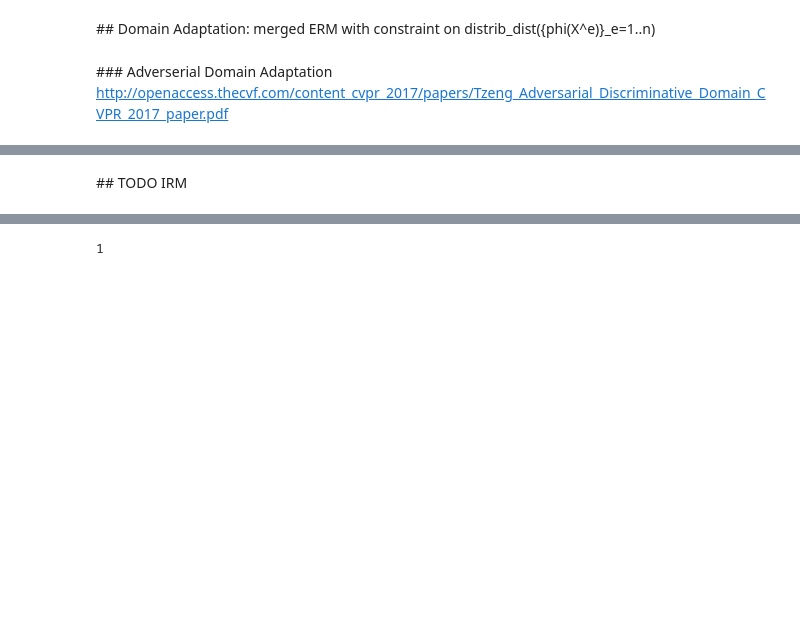
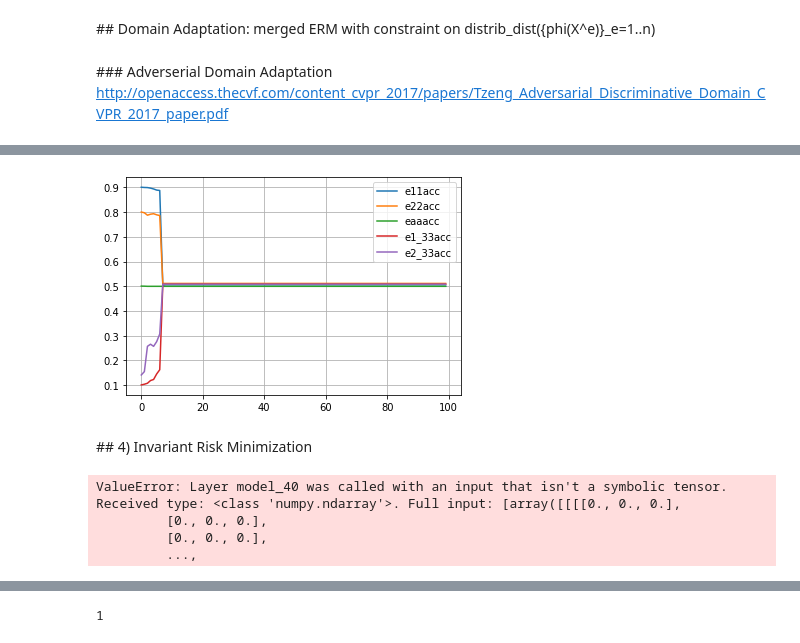
Before and after one commit to oddskool/invariant_risk_minimization_reproduced, a Jupyter notebook: mnist.ipynb, the cells around one changed output, grey strips where cells are left out. Saved outputs shown, nothing was run; the diff lists cells and outputs as text; code cells hidden in the pictures; blank space fills up the shorter version.

```diff
--- a/mnist.ipynb
+++ b/mnist.ipynb
@@ -510,7 +513,46 @@ plt.yscale('symlog')
 # %%
 for k in ('e11acc','e22acc','eaaacc','e1_33acc','e2_33acc'):
     plt.plot(logs[k], label=k)
-plt.legend(loc='center left')
+plt.legend(loc='best')
 plt.grid()
+# %% [output]
+[figure, added]
-# %% [markdown]
-## TODO IRM
+# %% [markdown]
+## 4) Invariant Risk Minimization
+# %%
+def loss(model, x, y, training):
+    # training=training is needed only if there are layers with different
+    # behavior during training versus inference (e.g. Dropout).
+    y_ = model(x, training=training)
+    return loss_object(y_true=y, y_pred=y_)
+
+def grad(model, inputs, targets):
+    with tf.GradientTape() as tape:
+        loss_value = loss(model, inputs, targets, training=True)
+        return loss_value, tape.gradient(loss_value, model.trainable_variables)
+
+optimizer = tf.keras.optimizers.SGD(learning_rate=0.01)
+
+for epoch in range(10):
+    epoch_loss_avg = tf.keras.metrics.Mean()
+    epoch_accuracy = tf.keras.metrics.Accuracy()
+
+    for i in range(len(dg)):
+        x, y, y2 = dg[i]
+        # Optimize the model
+        loss_value, grads = grad(model, x, y)
+        optimizer.apply_gradients(zip(grads, model.trainable_variables))
+
+        # Track progress
+        epoch_loss_avg.update_state(loss_value)  # Add current batch loss
+        # Compare predicted label to actual label
+        # training=True is needed only if there are layers with different
+        # behavior during training versus inference (e.g. Dropout).
+        epoch_accuracy.update_state(y, model(x, training=True))
+
+    dg.on_epoch_end()
+# %% [output]
+ValueError: Layer model_40 was called with an input that isn't a symbolic tensor. Received type: <class 'numpy.ndarray'>. Full input: [array([[[[0., 0., 0.],
+         [0., 0., 0.],
+         [0., 0., 0.],
+         ...,
```
Also changed, not shown: parts of 12 cells of this notebook.
